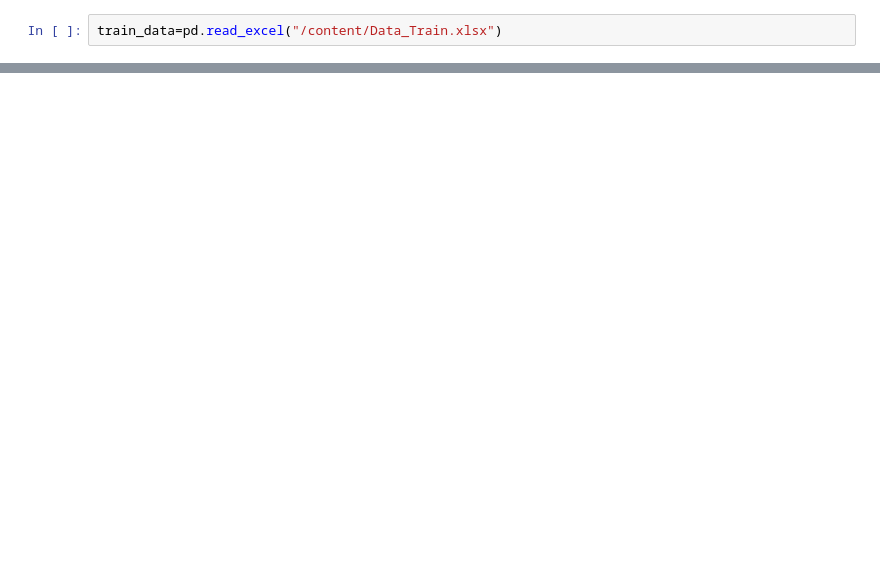
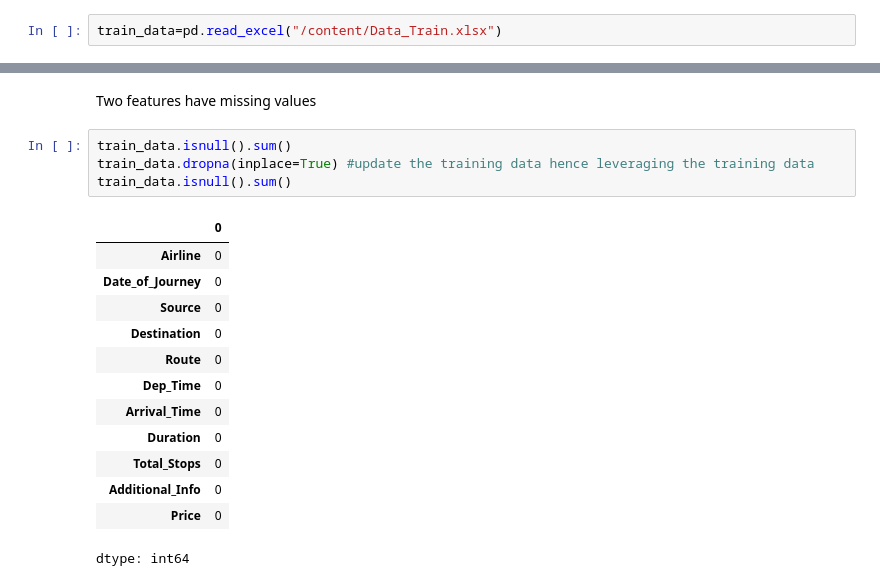
Before and after one commit to amantha6/flight-fare-detection, a Jupyter notebook: flight_prediction.ipynb, the cells around one changed output, grey strips where cells are left out. Drawn from its saved outputs; the diff is of its cells as text; blank space fills up the shorter version.

Commit message:
Data Cleaning

```diff
--- a/flight_prediction.ipynb
+++ b/flight_prediction.ipynb
@@ -13,0 +67,20 @@ train_data=pd.read_excel("/content/Data_Train.xlsx")
+# %% [markdown]
+Two features have missing values
+# %%
+train_data.isnull().sum()
+train_data.dropna(inplace=True) #update the training data hence leveraging the training data
+train_data.isnull().sum()
+# %% [output]
+|  | 0 |
+| Airline | 0 |
+| Date_of_Journey | 0 |
+| Source | 0 |
+| Destination | 0 |
+| Route | 0 |
+| Dep_Time | 0 |
+| Arrival_Time | 0 |
+| Duration | 0 |
+| Total_Stops | 0 |
+| Additional_Info | 0 |
+| Price | 0 |
+dtype: int64
```
Also changed, not shown: parts of 3 cells of this notebook.
